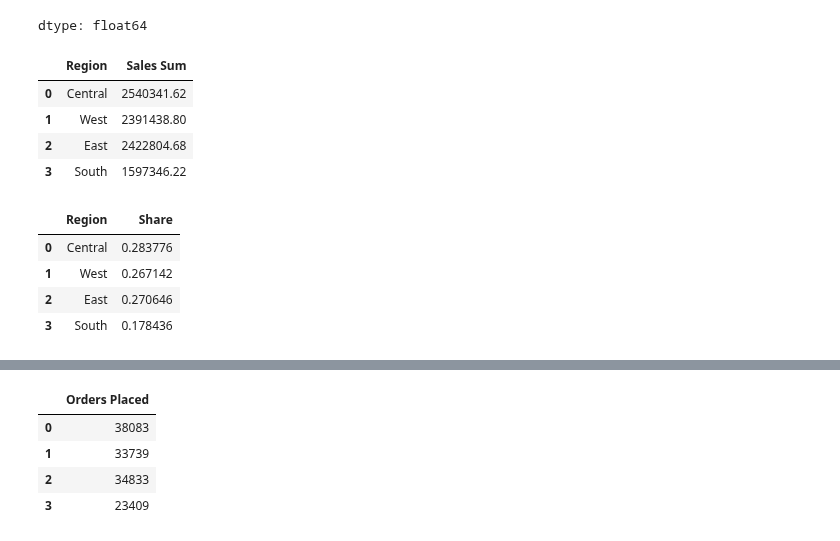
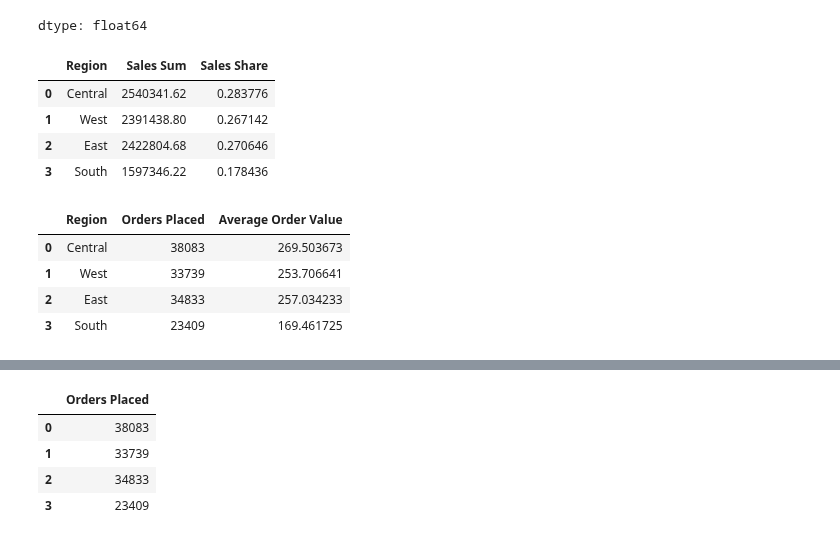
Before and after one commit to laglead/IS834_Fall_2026, a Jupyter notebook: Session 03 - Pandas I - Importing and Exploration/03_Analytics_with_pandas.ipynb, the cells around one changed output, grey strips where cells are left out. Cells and saved outputs as stored; diff of their text form; code cells hidden in the pictures.

```diff
--- a/Session 03 - Pandas I - Importing and Exploration/03_Analytics_with_pandas.ipynb
+++ b/Session 03 - Pandas I - Importing and Exploration/03_Analytics_with_pandas.ipynb
@@ -959,26 +959,29 @@ dtype: float64
 # %%
 a = []
 for i in orders.Region.unique():
     sum = orders.Sales[orders.Region == i].sum()
-    a.append({'Region':i, 'Sales Sum':sum})
+    share = orders.Sales[orders.Region == i].sum() / orders.Sales.sum()
+    a.append({'Region':i, 'Sales Sum':sum, 'Sales Share':share})
 dfa = pd.DataFrame(a)
 dfa
 # %% [output]
-|  | Region | Sales Sum |
-| 0 | Central | 2540341.62 |
-| 1 | West | 2391438.80 |
-| 2 | East | 2422804.68 |
-| 3 | South | 1597346.22 |
+|  | Region | Sales Sum | Sales Share |
+| 0 | Central | 2540341.62 | 0.283776 |
+| 1 | West | 2391438.80 | 0.267142 |
+| 2 | East | 2422804.68 | 0.270646 |
+| 3 | South | 1597346.22 | 0.178436 |
 # %%
+# Your code here -- step 3: orders placed and average order value per region, then a chart
 b = []
 for i in orders.Region.unique():
-    share = orders.Sales[orders.Region == i].sum() / orders.Sales.sum()
-    b.append({'Region':i, 'Share':share})
+    placed = orders['Quantity ordered new'][orders.Region == i].sum()
+    avg = orders.Sales[orders.Region == i].sum() / orders.Sales.count()
+    b.append({'Region':i, 'Orders Placed':placed, 'Average Order Value':avg})
 dfb = pd.DataFrame(b)
 dfb
 # %% [output]
-|  | Region | Share |
-| 0 | Central | 0.283776 |
-| 1 | West | 0.267142 |
-| 2 | East | 0.270646 |
-| 3 | South | 0.178436 |
+|  | Region | Orders Placed | Average Order Value |
+| 0 | Central | 38083 | 269.503673 |
+| 1 | West | 33739 | 253.706641 |
+| 2 | East | 34833 | 257.034233 |
+| 3 | South | 23409 | 169.461725 |
```
Also changed, not shown: parts of 3 cells of this notebook.
